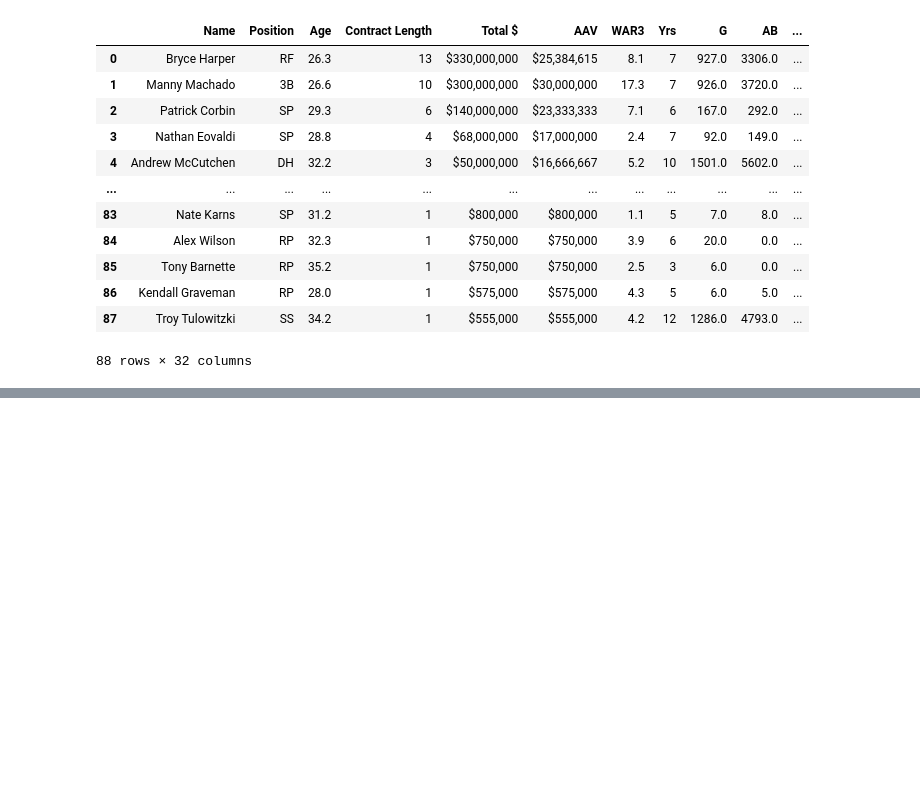
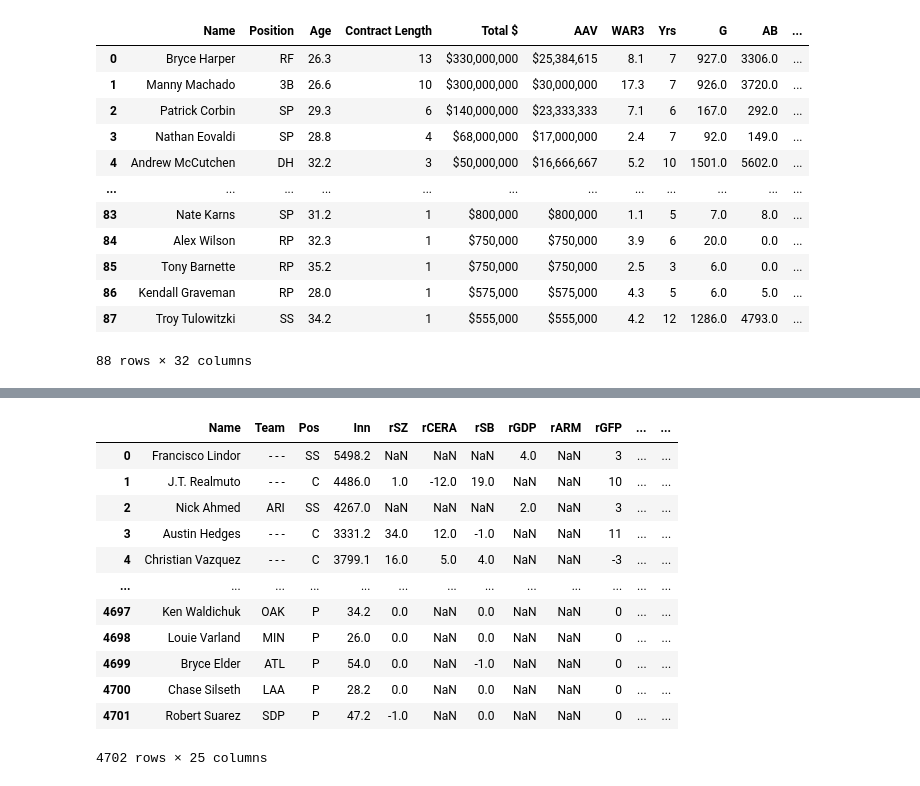
Before and after one commit to MattKrepp1/Econ-411, a Jupyter notebook: Course Project/Project Rough Draft.ipynb, the cells around one changed output, grey strips where cells are left out. Drawn from its saved outputs; the diff is of its cells as text; code cells hidden in the pictures; blank space fills up the shorter version.

```diff
--- a/Course Project/Project Rough Draft.ipynb
+++ b/Course Project/Project Rough Draft.ipynb
@@ -315,0 +526,19 @@ PatsyError: Error evaluating factor: NameError: name 'A' is not defined
+# %%
+df_22p = pd.read_csv("2018-22 FG Pitchers.csv")
+df_22f = pd.read_csv("2018-22 FG Fielding.csv")
+df_22b = pd.read_csv("2018-22 FG Batting.csv")
+df_22f
+# %% [output]
+|  | Name | Team | Pos | Inn | rSZ | rCERA | rSB | rGDP | rARM | rGFP | ... | ... |
+| 0 | Francisco Lindor | - - - | SS | 5498.2 | NaN | NaN | NaN | 4.0 | NaN | 3 | ... | ... |
+| 1 | J.T. Realmuto | - - - | C | 4486.0 | 1.0 | -12.0 | 19.0 | NaN | NaN | 10 | ... | ... |
+| 2 | Nick Ahmed | ARI | SS | 4267.0 | NaN | NaN | NaN | 2.0 | NaN | 3 | ... | ... |
+| 3 | Austin Hedges | - - - | C | 3331.2 | 34.0 | 12.0 | -1.0 | NaN | NaN | 11 | ... | ... |
+| 4 | Christian Vazquez | - - - | C | 3799.1 | 16.0 | 5.0 | 4.0 | NaN | NaN | -3 | ... | ... |
+| ... | ... | ... | ... | ... | ... | ... | ... | ... | ... | ... | ... | ... |
+| 4697 | Ken Waldichuk | OAK | P | 34.2 | 0.0 | NaN | 0.0 | NaN | NaN | 0 | ... | ... |
+| 4698 | Louie Varland | MIN | P | 26.0 | 0.0 | NaN | 0.0 | NaN | NaN | 0 | ... | ... |
+| 4699 | Bryce Elder | ATL | P | 54.0 | 0.0 | NaN | -1.0 | NaN | NaN | 0 | ... | ... |
+| 4700 | Chase Silseth | LAA | P | 28.2 | 0.0 | NaN | 0.0 | NaN | NaN | 0 | ... | ... |
+| 4701 | Robert Suarez | SDP | P | 47.2 | -1.0 | NaN | 0.0 | NaN | NaN | 0 | ... | ... |
+4702 rows × 25 columns
```
Also changed, not shown: parts of 18 cells of this notebook, 30 other files.
